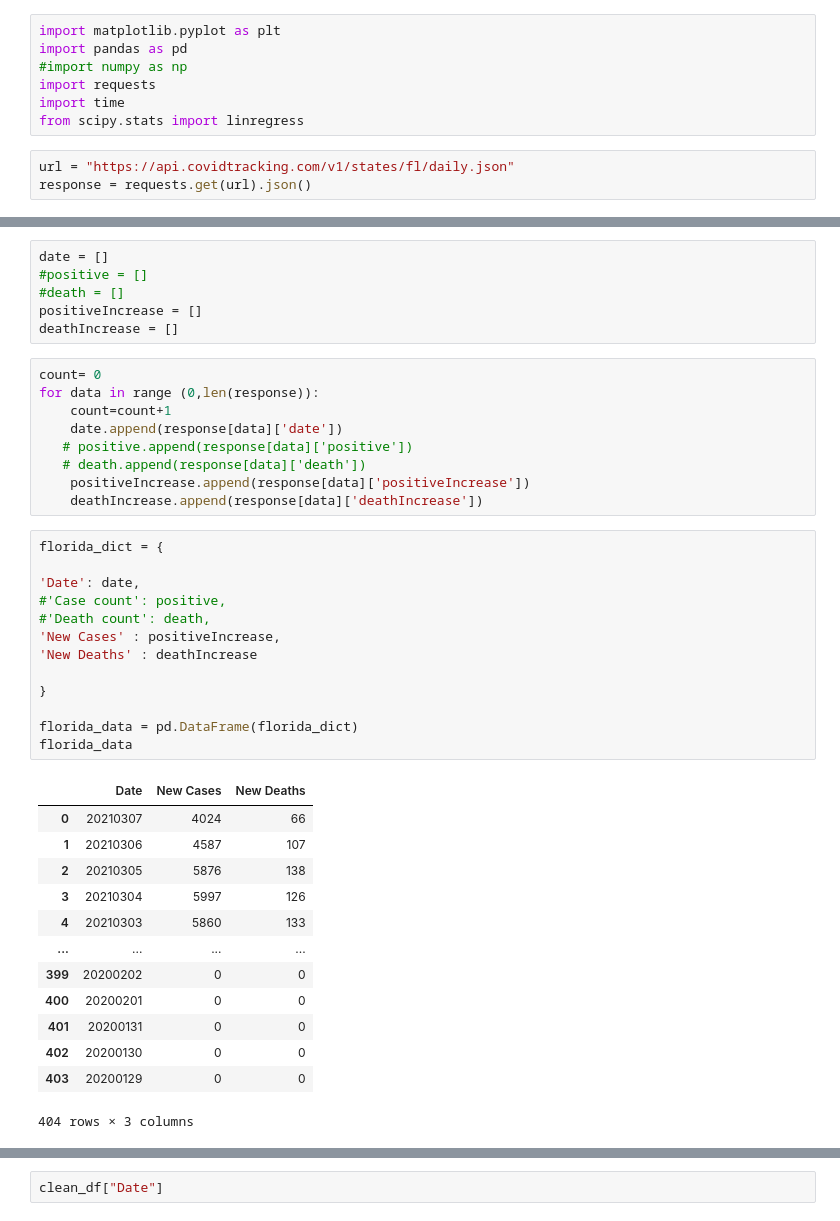
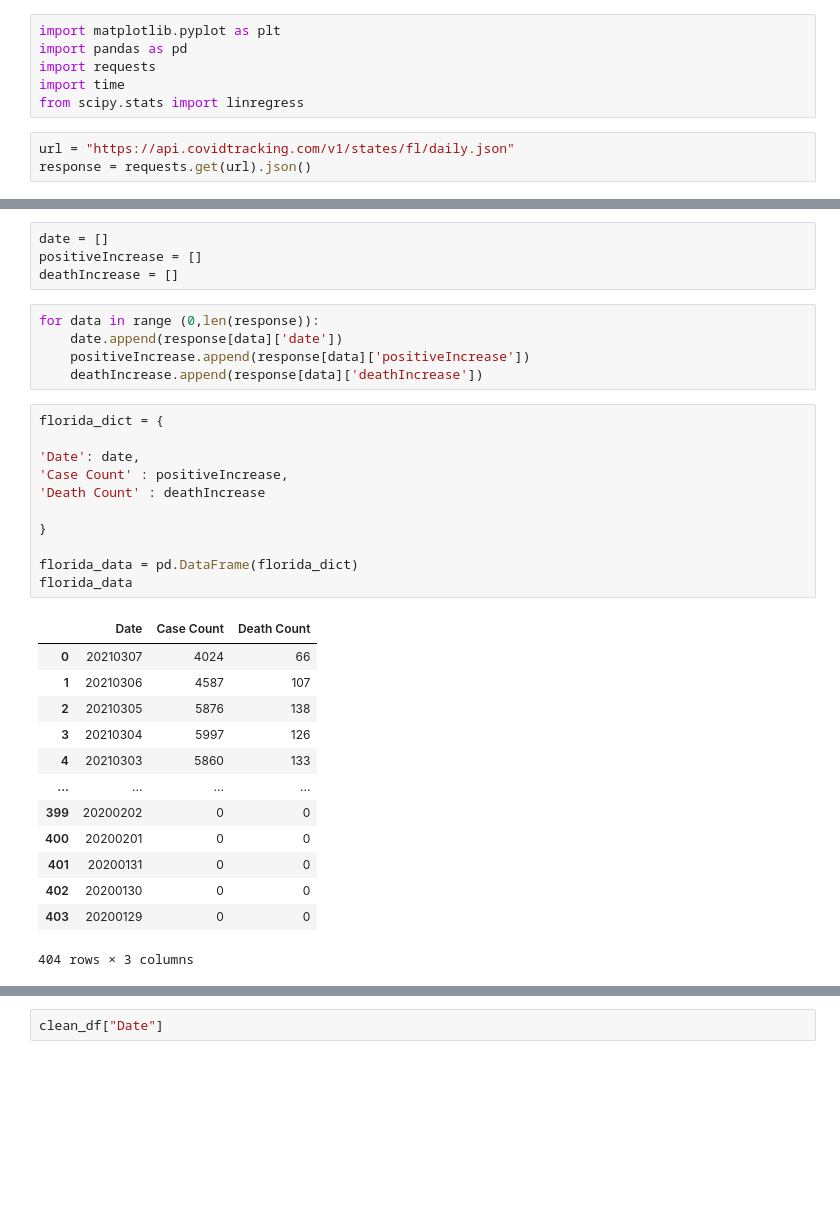
Before and after one commit to lguloy/Covid-Health-Trends, a Jupyter notebook: Florida.ipynb, the cells around one changed output, grey strips where cells are left out. Cells and saved outputs as stored; diff of their text form; blank space fills up the shorter version.

```diff
--- a/Florida.ipynb
+++ b/Florida.ipynb
@@ -1,7 +1,6 @@
 # %%
 import matplotlib.pyplot as plt
 import pandas as pd
-#import numpy as np
 import requests
 import time
 from scipy.stats import linregress
@@ -30,34 +29,26 @@ response
   'total
 # %%
 date = []
-#positive = []
-#death = []
 positiveIncrease = []
 deathIncrease = []
 # %%
-count= 0
 for data in range (0,len(response)):
-    count=count+1
     date.append(response[data]['date'])
-   # positive.append(response[data]['positive'])
-   # death.append(response[data]['death'])
     positiveIncrease.append(response[data]['positiveIncrease'])
     deathIncrease.append(response[data]['deathIncrease'])
 # %%
 florida_dict = {
 
 'Date': date,
-#'Case count': positive,
-#'Death count': death,
-'New Cases' : positiveIncrease,
-'New Deaths' : deathIncrease
+'Case Count' : positiveIncrease,
+'Death Count' : deathIncrease
 
 }
 
 florida_data = pd.DataFrame(florida_dict)
 florida_data
 # %% [output]
-|  | Date | New Cases | New Deaths |
+|  | Date | Case Count | Death Count |
 | 0 | 20210307 | 4024 | 66 |
 | 1 | 20210306 | 4587 | 107 |
 | 2 | 20210305 | 5876 | 138 |
```
Also changed, not shown: parts of 10 cells of this notebook.
